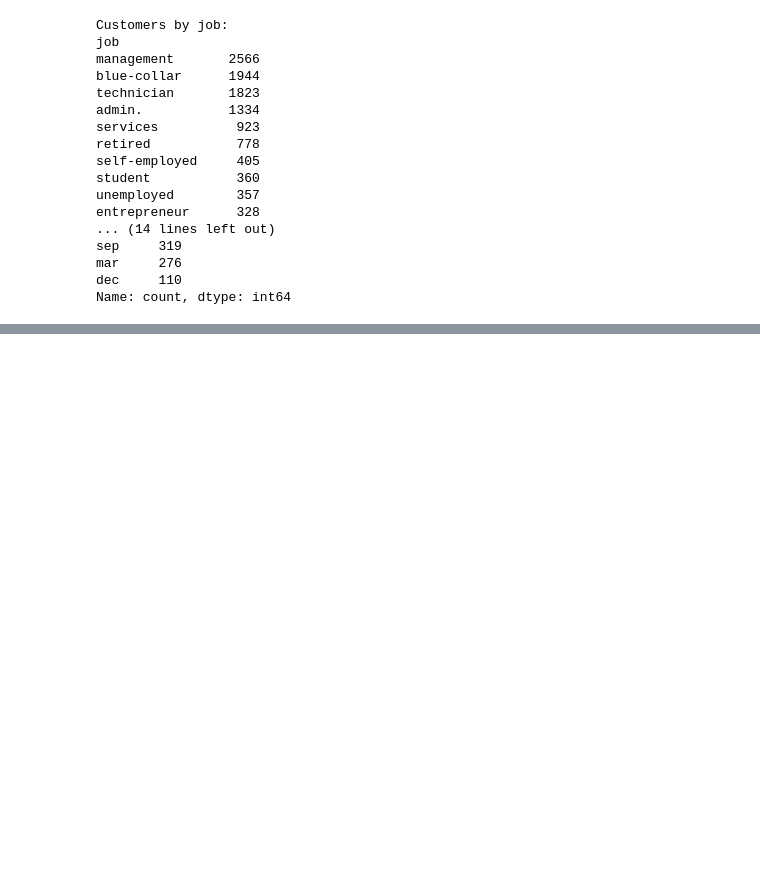
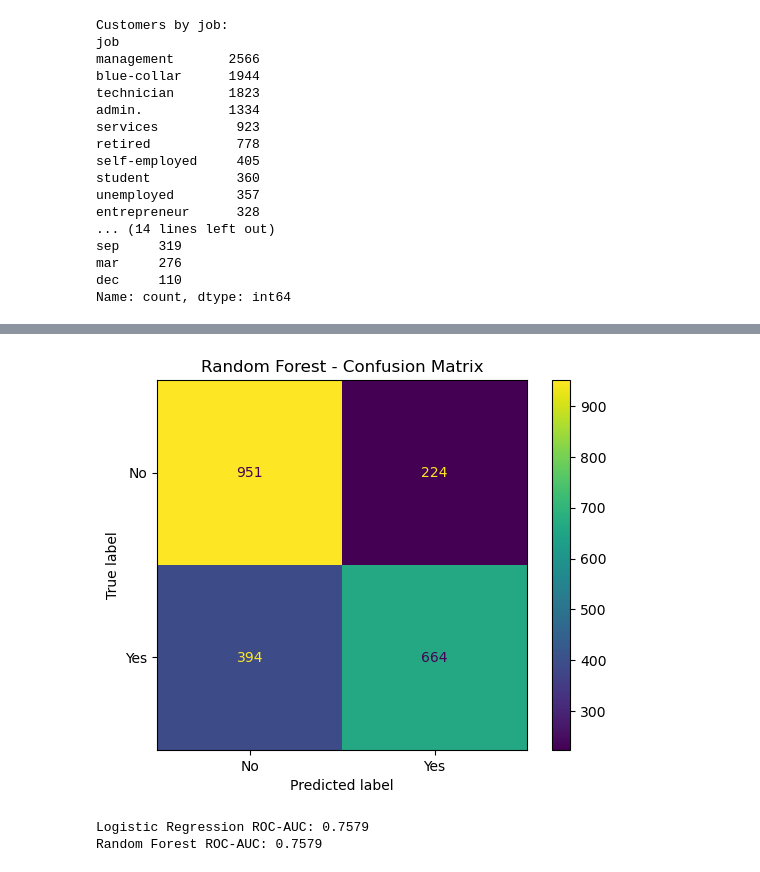
Before and after one commit to jasleenjk07/markovate-assessment, a Jupyter notebook: notebooks/Customer_Subscription_Classification.ipynb, the cells around one changed output, grey strips where cells are left out. Drawn from its saved outputs; the diff is of its cells as text; code cells hidden in the pictures; blank space fills up the shorter version.

```diff
--- a/notebooks/Customer_Subscription_Classification.ipynb
+++ b/notebooks/Customer_Subscription_Classification.ipynb
@@ -457,0 +468,5 @@ Name: count, dtype: int64
+# %%
+random_forest_model = Pipeline([
+    ("preprocessing", random_forest_preprocessor),
+    ("model", RandomForestClassifier(n_estimators=100, random_state=42))
+])
@@ -457,0 +523,10 @@ Name: count, dtype: int64
+# %%
+cm_rf = confusion_matrix(Y_test, y_rf_pred)
+ConfusionMatrixDisplay(
+    confusion_matrix = cm_rf,
+    display_labels = ["No", "Yes"]
+).plot()
+plt.title("Random Forest - Confusion Matrix")
+plt.show()
+# %% [output]
+[figure, added]
@@ -457,0 +535,12 @@ Name: count, dtype: int64
+# %%
+y_prob_logistic = logistic_model.predict_proba(X_test)[:, 1]
+y_prob_rf = random_forest_model.predict_proba(X_test)[:, 1]
+
+auc_logistic = roc_auc_score(Y_test, y_prob_logistic)
+auc_rf = roc_auc_score(Y_test, y_prob_rf)
+
+print("Logistic Regression ROC-AUC:", round(auc_logistic, 4))
+print("Random Forest ROC-AUC:", round(auc_logistic, 4))
+# %% [output]
+Logistic Regression ROC-AUC: 0.7579
+Random Forest ROC-AUC: 0.7579
```
Also changed, not shown: parts of 15 cells of this notebook.
